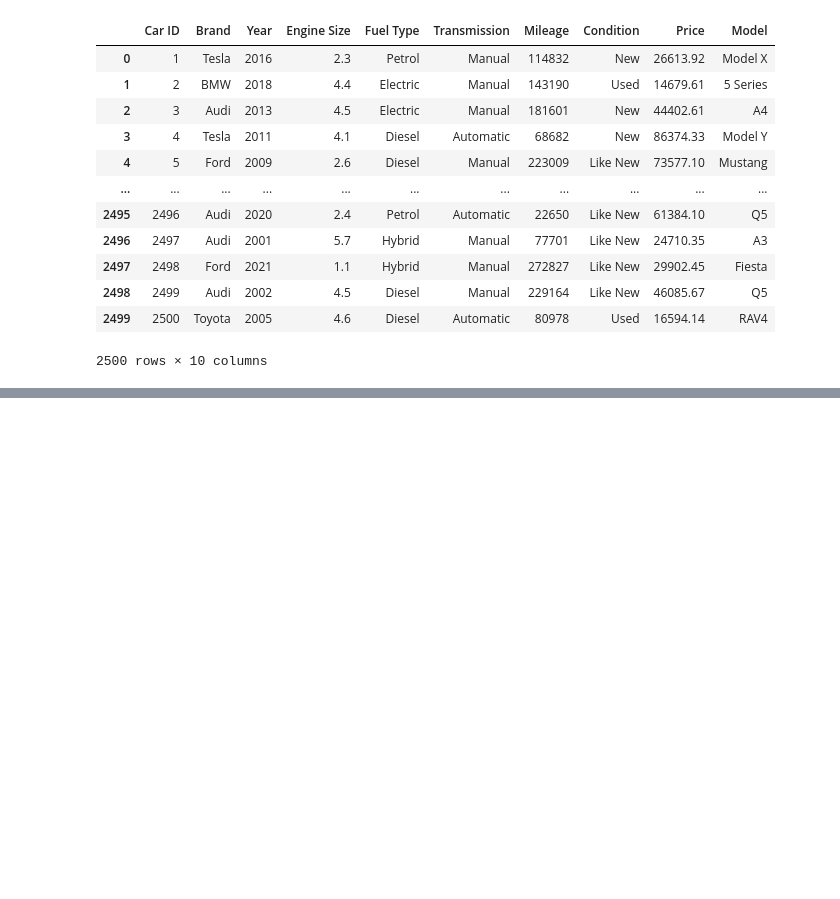
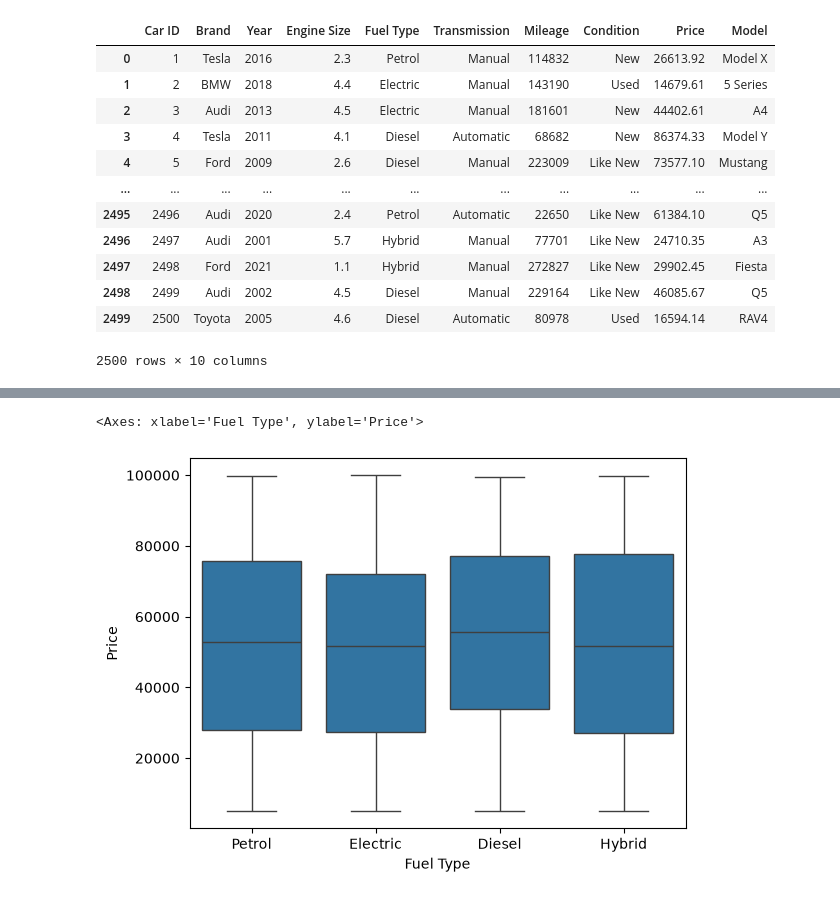
Before and after one commit to Sahilkhxn/Car_Price_prediction, a Jupyter notebook: car_price.ipynb, the cells around one changed output, grey strips where cells are left out. Drawn from its saved outputs; the diff is of its cells as text; code cells hidden in the pictures; blank space fills up the shorter version.

```diff
--- a/car_price.ipynb
+++ b/car_price.ipynb
@@ -346,0 +388,5 @@ df
+# %%
+sns.boxplot(data=df, x='Fuel Type', y='Price')
+# %% [output]
+<Axes: xlabel='Fuel Type', ylabel='Price'>
+[figure, added]
```
Also changed, not shown: parts of 14 cells of this notebook.
